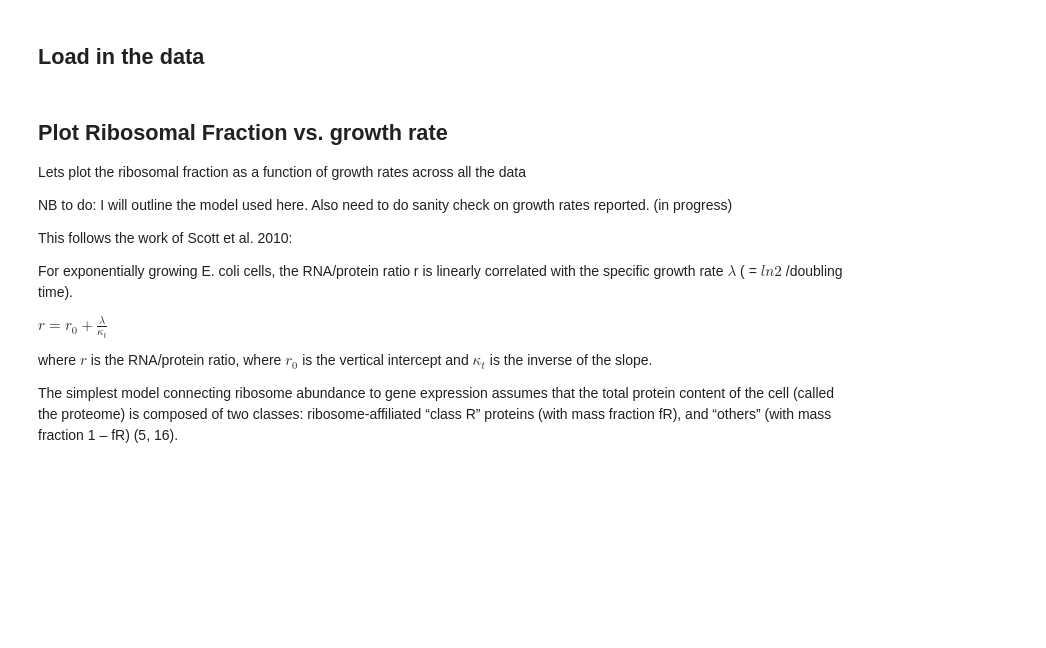
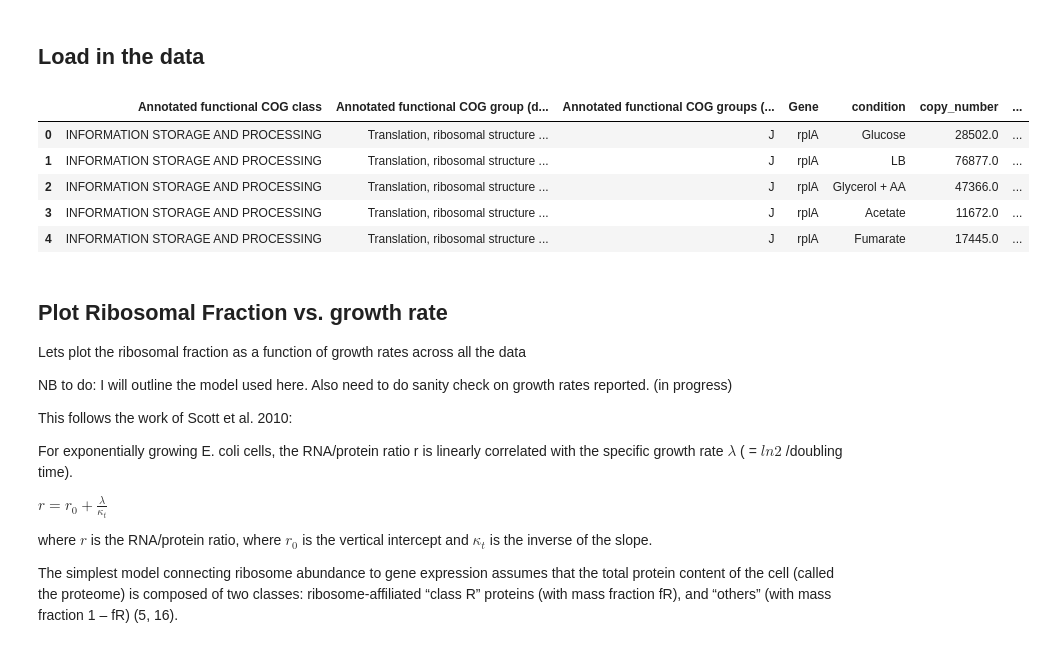
Before and after one commit to RPGroup-PBoC/growth_limits, a Jupyter notebook: code/exploratory/20180729_ribosomal_fraction_Hwa_analysis.ipynb, the cells around one changed output. Drawn from its saved outputs; the diff is of its cells as text; code cells hidden in the pictures; blank space fills up the shorter version.

```diff
--- a/code/exploratory/20180729_ribosomal_fraction_Hwa_analysis.ipynb
+++ b/code/exploratory/20180729_ribosomal_fraction_Hwa_analysis.ipynb
@@ -163,5 +199,15 @@ for gene, data in taniguichi_df_else.groupby('Gene Name'):
 # %%
-combined_df.to_csv('../../data/combined_copynumbers_Schmidt_Li_Tanguichi.csv')
+# combined_df.to_csv('../../data/combined_copynumbers_Schmidt_Li_Tanguichi.csv')
+combined_df = pd.read_csv('../../data/combined_copynumbers_Schmidt_Li_Tanguichi.csv')
+# %%
+combined_df.head()
+# %% [output]
+|  | Annotated functional COG class | Annotated functional COG group (d... | Annotated functional COG groups (... | Gene | condition | copy_number | ... |
+| 0 | INFORMATION STORAGE AND PROCESSING | Translation, ribosomal structure ... | J | rplA | Glucose | 28502.0 | ... |
+| 1 | INFORMATION STORAGE AND PROCESSING | Translation, ribosomal structure ... | J | rplA | LB | 76877.0 | ... |
+| 2 | INFORMATION STORAGE AND PROCESSING | Translation, ribosomal structure ... | J | rplA | Glycerol + AA | 47366.0 | ... |
+| 3 | INFORMATION STORAGE AND PROCESSING | Translation, ribosomal structure ... | J | rplA | Acetate | 11672.0 | ... |
+| 4 | INFORMATION STORAGE AND PROCESSING | Translation, ribosomal structure ... | J | rplA | Fumarate | 17445.0 | ... |
 # %% [markdown]
 ## Plot Ribosomal Fraction vs. growth rate
 
```
Also changed, not shown: parts of 1 cell of this notebook, 1 other file.
